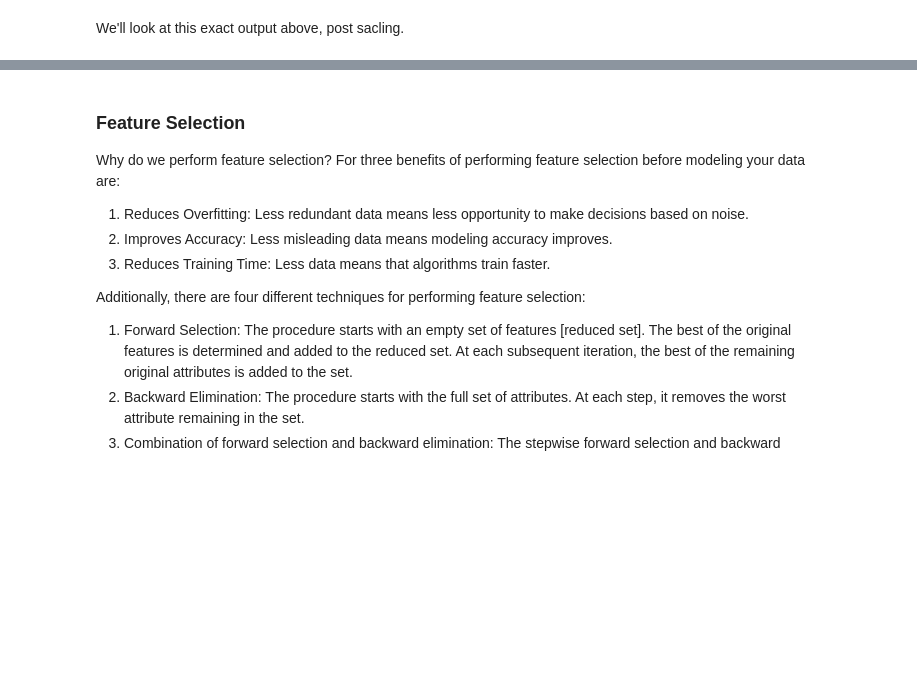
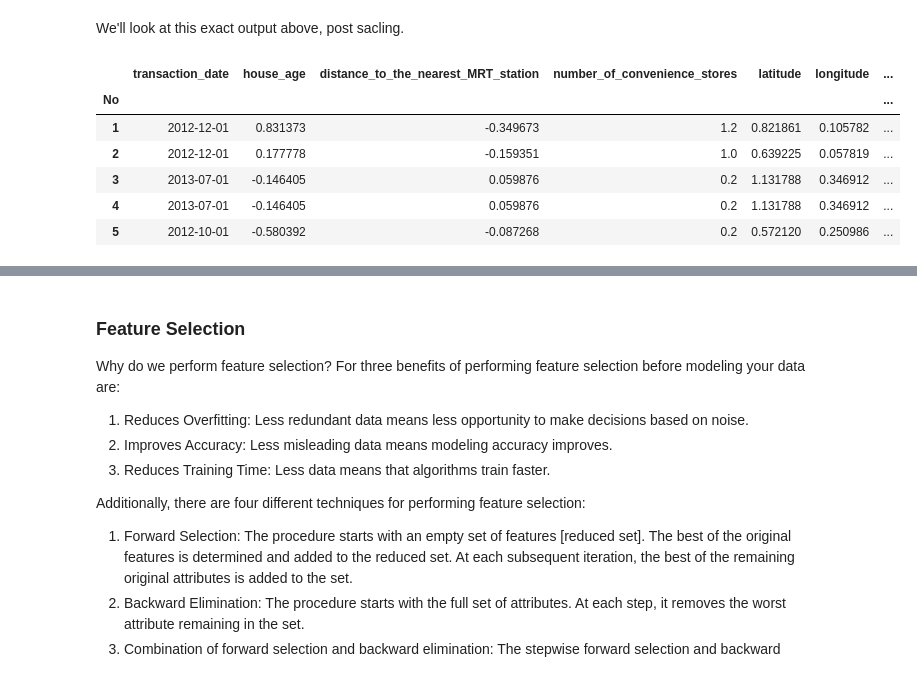
Before and after one commit to GregHilston/hands-on-machine-learning-with-scikit-learn-and-tensorflow, a Jupyter notebook: chapter-two-end-to-end-machine-learning-project/notebooks/chapter-two-end-to-end-project.ipynb, the cells around one changed output, grey strips where cells are left out. Saved outputs shown, nothing was run; the diff lists cells and outputs as text; code cells hidden in the pictures; blank space fills up the shorter version.

```diff
--- a/chapter-two-end-to-end-machine-learning-project/notebooks/chapter-two-end-to-end-project.ipynb
+++ b/chapter-two-end-to-end-machine-learning-project/notebooks/chapter-two-end-to-end-project.ipynb
@@ -844,7 +850,15 @@ Y = df_clean["house_price_of_unit_area"]
 # %%
 scaler = RobustScaler().fit(X)
 df_clean[["number_of_convenience_stores", "latitude", "longitude", "urbanness", "house_age", "distance_to_the_nearest_MRT_station"]] = scaler.fit_transform(X)
-df_clean
+df_clean.head()
+# %% [output]
+|  | transaction_date | house_age | distance_to_the_nearest_MRT_station | number_of_convenience_stores | latitude | longitude | ... |
+| No |  |  |  |  |  |  | ... |
+| 1 | 2012-12-01 | 0.831373 | -0.349673 | 1.2 | 0.821861 | 0.105782 | ... |
+| 2 | 2012-12-01 | 0.177778 | -0.159351 | 1.0 | 0.639225 | 0.057819 | ... |
+| 3 | 2013-07-01 | -0.146405 | 0.059876 | 0.2 | 1.131788 | 0.346912 | ... |
+| 4 | 2013-07-01 | -0.146405 | 0.059876 | 0.2 | 1.131788 | 0.346912 | ... |
+| 5 | 2012-10-01 | -0.580392 | -0.087268 | 0.2 | 0.572120 | 0.250986 | ... |
 # %%
 df_clean.describe()
 # %% [output]
```
Also changed, not shown: parts of 14 cells of this notebook.
